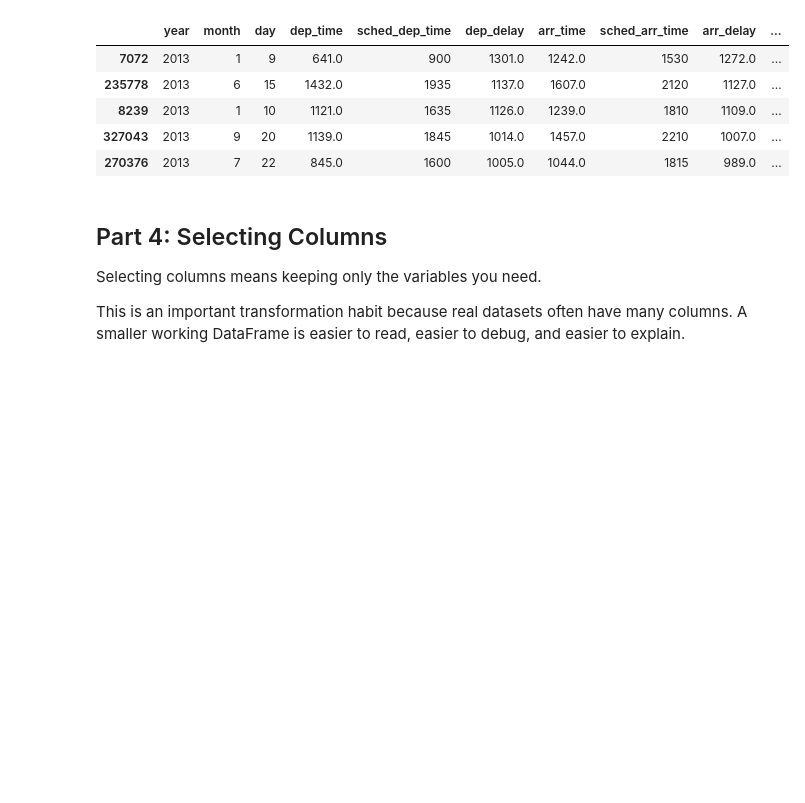
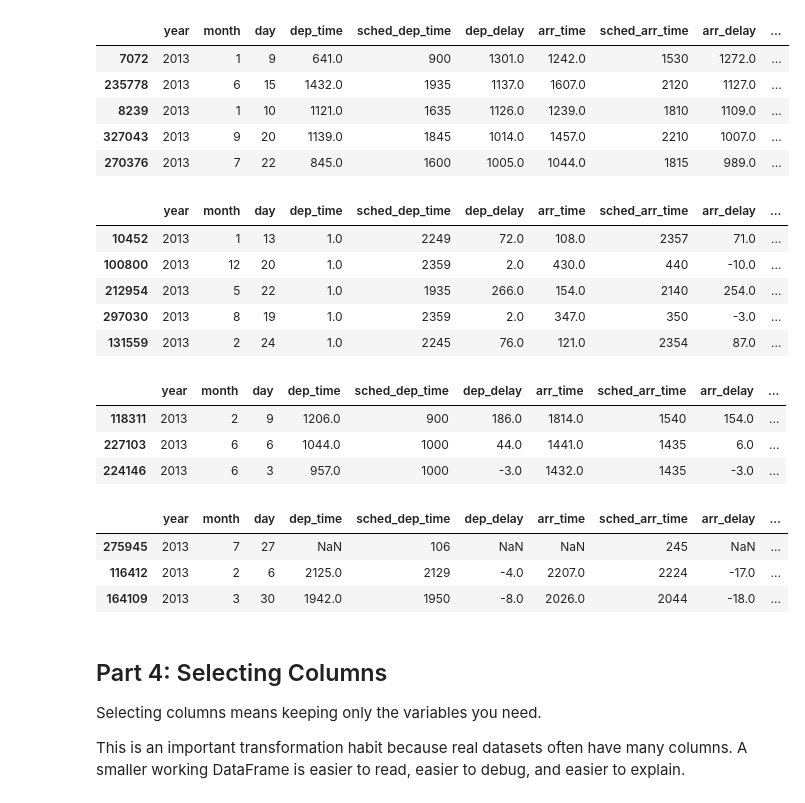
Before and after one commit to MFUTSA/ban6003-week-05-06-pandas-transformation-Matthew-Flores, a Jupyter notebook: notebooks/module5_basic_transformation_guided_lab.ipynb, the cells around one changed output. Saved outputs shown, nothing was run; the diff lists cells and outputs as text; code cells hidden in the pictures; blank space fills up the shorter version.

```diff
--- a/notebooks/module5_basic_transformation_guided_lab.ipynb
+++ b/notebooks/module5_basic_transformation_guided_lab.ipynb
@@ -357,13 +357,30 @@ flights.sort_values(["dep_delay"], ascending=False).head(5)
 | 270376 | 2013 | 7 | 22 | 845.0 | 1600 | 1005.0 | 1044.0 | 1815 | 989.0 | ... |
 # %%
 # 2. Earliest departure times
-# Your code here
+flights.sort_values(["dep_time"]).head(5)
+# %% [output]
+|  | year | month | day | dep_time | sched_dep_time | dep_delay | arr_time | sched_arr_time | arr_delay | ... |
+| 10452 | 2013 | 1 | 13 | 1.0 | 2249 | 72.0 | 108.0 | 2357 | 71.0 | ... |
+| 100800 | 2013 | 12 | 20 | 1.0 | 2359 | 2.0 | 430.0 | 440 | -10.0 | ... |
+| 212954 | 2013 | 5 | 22 | 1.0 | 1935 | 266.0 | 154.0 | 2140 | 254.0 | ... |
+| 297030 | 2013 | 8 | 19 | 1.0 | 2359 | 2.0 | 347.0 | 350 | -3.0 | ... |
+| 131559 | 2013 | 2 | 24 | 1.0 | 2245 | 76.0 | 121.0 | 2354 | 87.0 | ... |
 # %%
 # 3. Longest distances
-# Your code here
+flights.sort_values(["distance"], ascending=False).head(3)
+# %% [output]
+|  | year | month | day | dep_time | sched_dep_time | dep_delay | arr_time | sched_arr_time | arr_delay | ... |
+| 118311 | 2013 | 2 | 9 | 1206.0 | 900 | 186.0 | 1814.0 | 1540 | 154.0 | ... |
+| 227103 | 2013 | 6 | 6 | 1044.0 | 1000 | 44.0 | 1441.0 | 1435 | 6.0 | ... |
+| 224146 | 2013 | 6 | 3 | 957.0 | 1000 | -3.0 | 1432.0 | 1435 | -3.0 | ... |
 # %%
 # 4. Shortest distances
-# Your code here
+flights.sort_values(["distance"], ascending=True).head(3)
+# %% [output]
+|  | year | month | day | dep_time | sched_dep_time | dep_delay | arr_time | sched_arr_time | arr_delay | ... |
+| 275945 | 2013 | 7 | 27 | NaN | 106 | NaN | NaN | 245 | NaN | ... |
+| 116412 | 2013 | 2 | 6 | 2125.0 | 2129 | -4.0 | 2207.0 | 2224 | -17.0 | ... |
+| 164109 | 2013 | 3 | 30 | 1942.0 | 1950 | -8.0 | 2026.0 | 2044 | -18.0 | ... |
 # %% [markdown]
 ## Part 4: Selecting Columns
 
```
Also changed, not shown: parts of 24 cells of this notebook, 2 other files.
